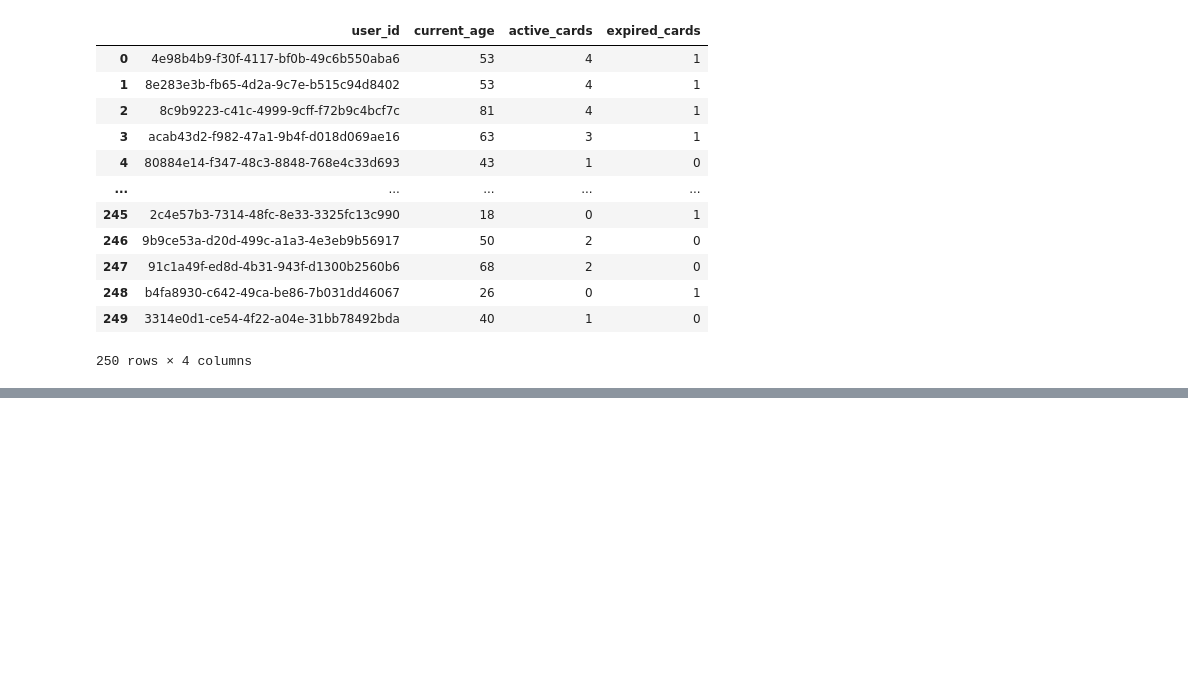
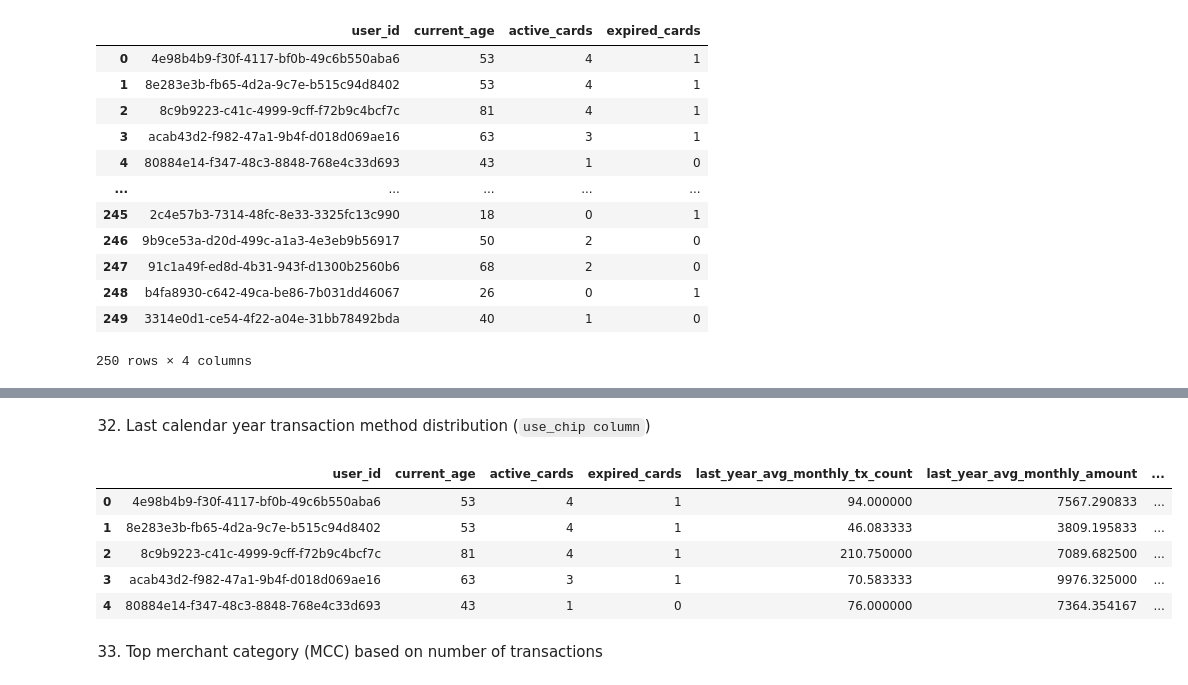
Before and after one commit to QuartzQw/Data_Cleansing, a Jupyter notebook: Lab 4_ Data cleansing and preparation.ipynb, the cells around one changed output, grey strips where cells are left out. Saved outputs shown, nothing was run; the diff lists cells and outputs as text; code cells hidden in the pictures; blank space fills up the shorter version.

```diff
--- a/Lab 4_ Data cleansing and preparation.ipynb
+++ b/Lab 4_ Data cleansing and preparation.ipynb
@@ -245,0 +288,10 @@ user_prof
+# %%
+# commpute averages by order-actived month dividing
+acc_tab["last_year_avg_monthly_tx_count"] = acc_tab["count"] / acc_tab["en_month"]
+acc_tab["last_year_avg_monthly_amount"] = acc_tab["sum"] / acc_tab["en_month"]
+
+# check other who aren't order every months
+#acc_tab[acc_tab["en_month"] != 12]
+
+# result
+#acc_tab
@@ -245,0 +308,10 @@ user_prof
+# %%
+# drop dummies columns
+acc_tab.drop(columns = ["count", "sum", "en_month"], inplace = True)
+#acc_tab
+# %%
+# merge to user_prof
+user_prof = pd.merge(user_prof, acc_tab, on = "user_id", how = "left")
+
+# testing with samples
+user_prof[user_prof["user_id"].isin(exList)]
@@ -245,0 +325,23 @@ user_prof
+# %% [markdown]
+32. Last calendar year transaction method distribution (`use_chip column`)
+# %%
+# count "amount" on specific "use_chip" types of any "user_id"
+tst_distr = tst_lcy_dperr.pivot_table(index = "user_id", columns = "use_chip", values = "amount", aggfunc = "count").reset_index()
+
+# merge to user_prof
+user_prof = pd.merge(user_prof, tst_distr, on = "user_id", how = "left")
+
+# rename columns
+user_prof.rename(columns = {"Chip Transaction": "last_year_tx_method_chip_transaction","Online Transaction": "last_year_tx_method_online_transaction" ,"Swipe Transaction" : "last_year_tx_method_swipe_transaction"}, inplace =True)
+# %%
+# testing with samples
+user_prof[user_prof["user_id"].isin(exList)]
+# %% [output]
+|  | user_id | current_age | active_cards | expired_cards | last_year_avg_monthly_tx_count | last_year_avg_monthly_amount | ... |
+| 0 | 4e98b4b9-f30f-4117-bf0b-49c6b550aba6 | 53 | 4 | 1 | 94.000000 | 7567.290833 | ... |
+| 1 | 8e283e3b-fb65-4d2a-9c7e-b515c94d8402 | 53 | 4 | 1 | 46.083333 | 3809.195833 | ... |
+| 2 | 8c9b9223-c41c-4999-9cff-f72b9c4bcf7c | 81 | 4 | 1 | 210.750000 | 7089.682500 | ... |
+| 3 | acab43d2-f982-47a1-9b4f-d018d069ae16 | 63 | 3 | 1 | 70.583333 | 9976.325000 | ... |
+| 4 | 80884e14-f347-48c3-8848-768e4c33d693 | 43 | 1 | 0 | 76.000000 | 7364.354167 | ... |
+# %% [markdown]
+33. Top merchant category (MCC) based on number of transactions
```
Also changed, not shown: parts of 21 cells of this notebook.
